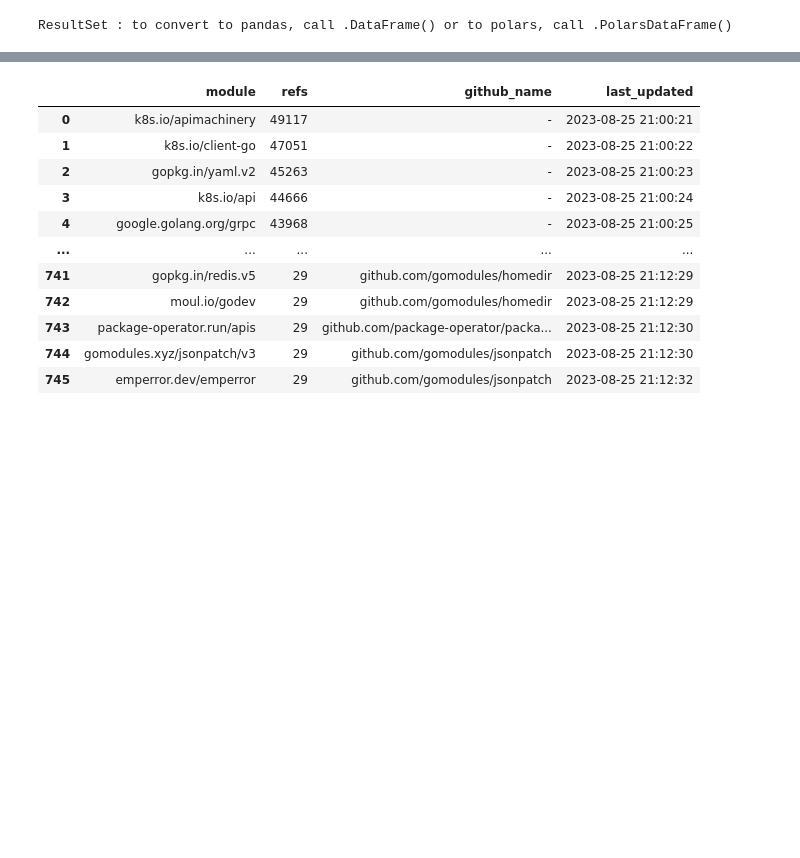
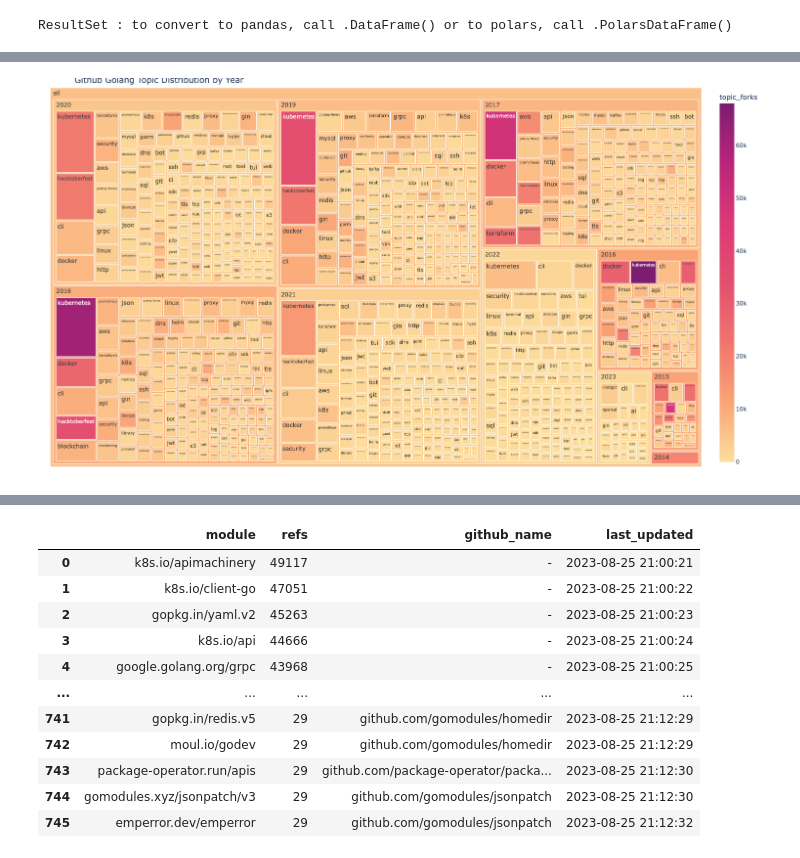
Before and after one commit to schnell18/play-data-science, a Jupyter notebook: msr-golang/data-check.ipynb, the cells around one changed output, grey strips where cells are left out. Saved outputs shown, nothing was run; the diff lists cells and outputs as text; code cells hidden in the pictures; blank space fills up the shorter version.

Commit message:
Add treemap and subburst code for golang topic evolution

```diff
--- a/msr-golang/data-check.ipynb
+++ b/msr-golang/data-check.ipynb
@@ -51,0 +82,14 @@ select t2.full_name   as github_name,
+# %%
+def split_by_topics(row):
+    topics = row['topics']
+    row['topic'] = [m.group(1) for m in re.finditer(r"'([-\w]+)'", topics)]
+    if len(row['topic']) == 0: row['topic'] = 'NOTOPIC'
+    return row
+
+def expand(file):
+    df = pd.read_csv(file, parse_dates=['created_at', 'updated_at', 'pushed_at'])
+    df = df.apply(lambda row: split_by_topics(row), axis=1)
+    df = df.explode(['topic'])
+    return df
+# %%
+df = expand("repo-candidates/final.csv")
@@ -51,0 +120,29 @@ select t2.full_name   as github_name,
+# %%
+df['year'] = df['created_at'].dt.year
+sum2 = df.groupby(["year", "topic"]).agg(
+    topic_members=pd.NamedAgg(column="id", aggfunc="count"),
+    topic_stars=pd.NamedAgg(column="stargazers_count", aggfunc="sum"),
+    topic_forks=pd.NamedAgg(column="forks_count", aggfunc="sum"),
+)
+# %%
+
+df_vis = sum2.query("topic_members > 15")
+df_vis.reset_index(level=1, inplace=True)
+df_vis.reset_index(level=0, inplace=True)
+
+# remove NOTOPIC, go, golang as they overlap too much
+df_vis = df_vis.query("topic != 'NOTOPIC' and topic != 'go' and topic != 'golang'")
+# %%
+
+fig = px.treemap(
+    df_vis, path=[px.Constant("all"), 'year', 'topic'],
+    values='topic_members',
+    #color_continuous_scale=px.colors.sequential.Sunset,
+    color_continuous_scale=px.colors.sequential.Sunsetdark,
+    color='topic_forks',
+    width=1200, height=820,
+    title="Github Golang Topic Distribution by Year")
+fig.update_layout(margin = dict(t=20, l=25, r=25, b=25))
+fig.show()
+# %% [output]
+[figure, added]
```
Also changed, not shown: parts of 16 cells of this notebook, 5 other files.
